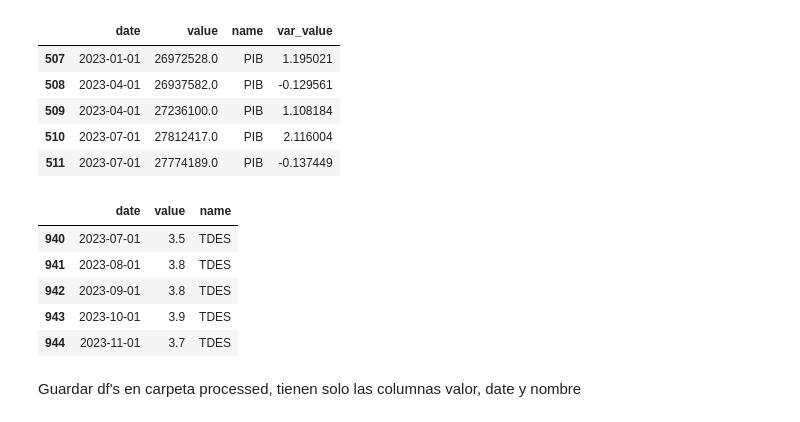
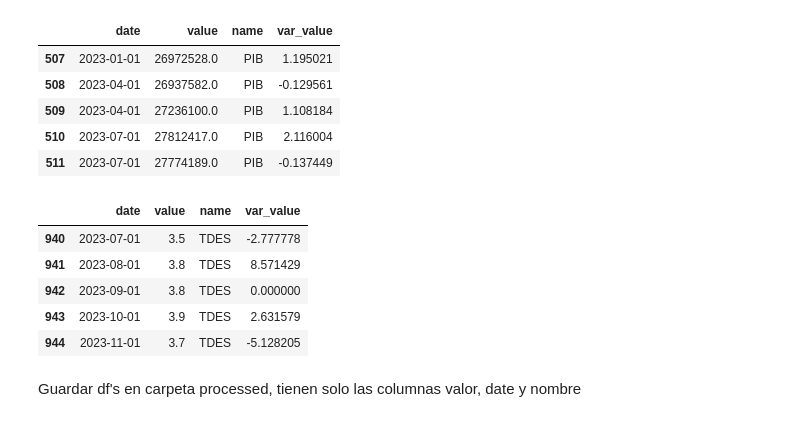
Before and after one commit to 4GeeksAcademy/proyecto_DataScience_DMS, a Jupyter notebook: src/explore copy.ipynb, the cells around one changed output. Saved outputs shown, nothing was run; the diff lists cells and outputs as text; code cells hidden in the pictures.

```diff
--- a/src/explore copy.ipynb
+++ b/src/explore copy.ipynb
@@ -329,16 +331,17 @@ df_GNP.tail()
 # %%
 df_UNRATE = data_UNRATE[['date','value']].copy()
 df_UNRATE['name'] = 'TDES' #TASA DE DESEMPLEO
 df_UNRATE['date'] = pd.to_datetime(df_UNRATE['date'])
 df_UNRATE['value'] = pd.to_numeric(df_UNRATE['value'], errors='coerce')
+df_UNRATE['var_value'] = df_UNRATE['value'].pct_change() * 100
 df_UNRATE.tail()
 # %% [output]
-|  | date | value | name |
-| 940 | 2023-07-01 | 3.5 | TDES |
-| 941 | 2023-08-01 | 3.8 | TDES |
-| 942 | 2023-09-01 | 3.8 | TDES |
-| 943 | 2023-10-01 | 3.9 | TDES |
-| 944 | 2023-11-01 | 3.7 | TDES |
+|  | date | value | name | var_value |
+| 940 | 2023-07-01 | 3.5 | TDES | -2.777778 |
+| 941 | 2023-08-01 | 3.8 | TDES | 8.571429 |
+| 942 | 2023-09-01 | 3.8 | TDES | 0.000000 |
+| 943 | 2023-10-01 | 3.9 | TDES | 2.631579 |
+| 944 | 2023-11-01 | 3.7 | TDES | -5.128205 |
 # %% [markdown]
 Guardar df's en carpeta processed, tienen solo las columnas valor, date y nombre
 # %%
```
Also changed, not shown: parts of 6 cells of this notebook, 3 other files.
